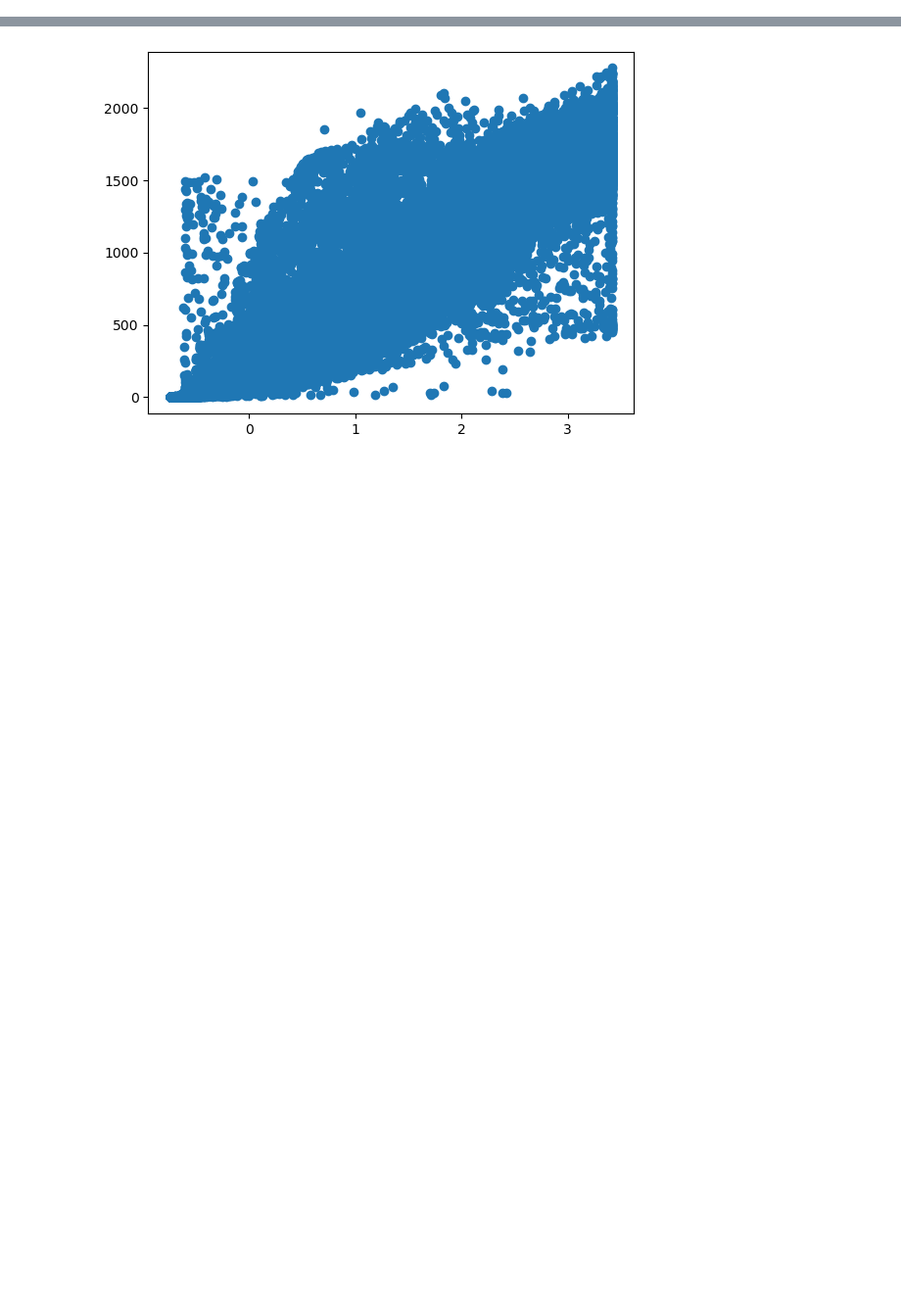
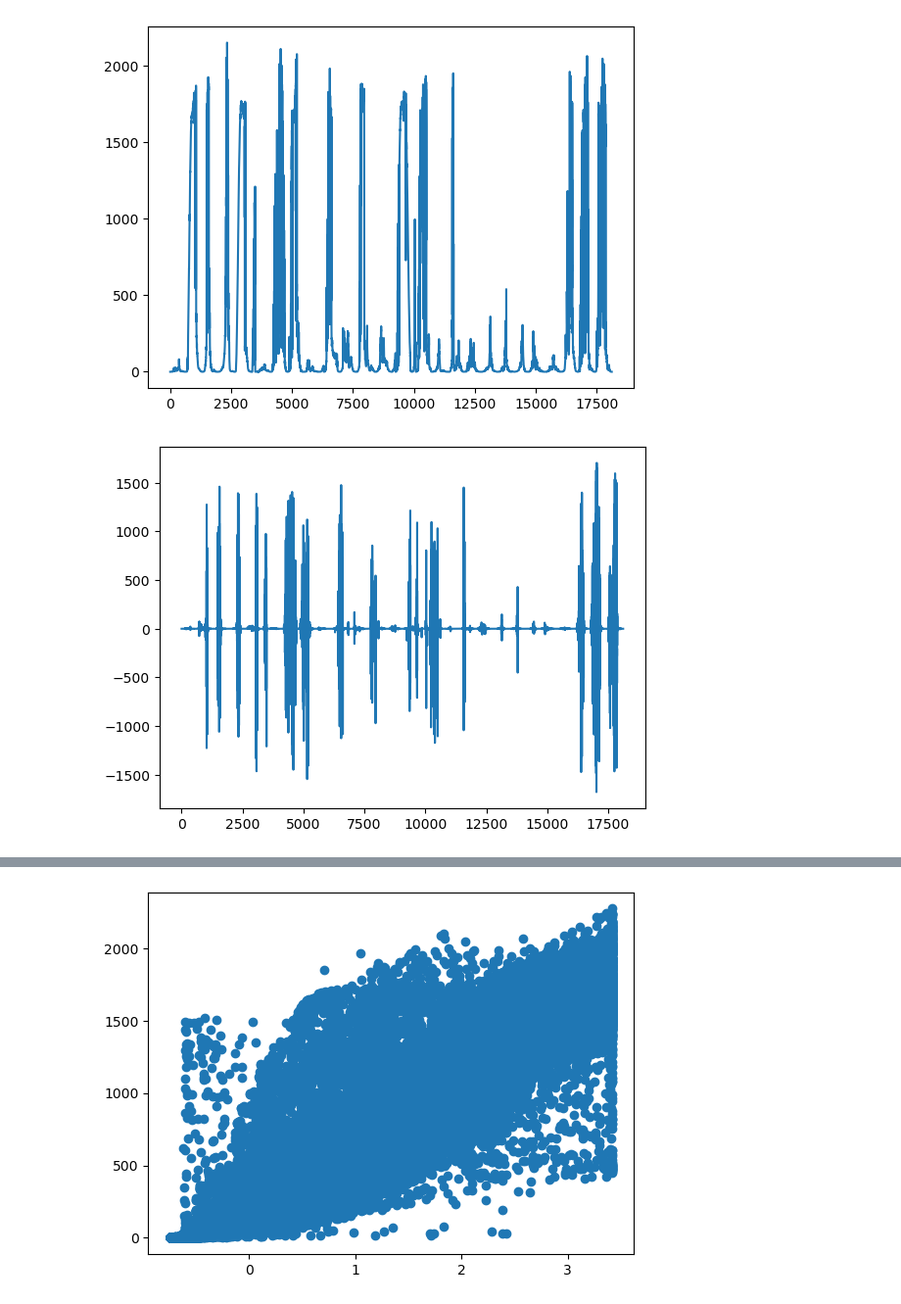
Before and after one commit to weiso131/power_generation_predict, a Jupyter notebook: data_analize.ipynb, the cells around one changed output, grey strips where cells are left out. Shown at 98% size. Saved outputs shown, nothing was run; the diff lists cells and outputs as text; code cells hidden in the pictures; blank space fills up the shorter version.

```diff
--- a/data_analize.ipynb
+++ b/data_analize.ipynb
@@ -2,5 +2,22 @@
 from utils.csv_to_pd import *
 import pandas as pd
 import matplotlib.pyplot as plt
+# %%
+
+dataset = pd.read_csv('train/L1_Train.csv', engine='python', skipfooter=3)
+# 一階差分
+
+dataset['month'] = pd.to_datetime(dataset['DateTime']).dt.month
+month_dataset = dataset[dataset['month'] == 1]
+
+plt.plot(month_dataset['Power(mW)'])
+plt.show()
+
+dataset1 = month_dataset['Power(mW)'].diff(1)
+plt.plot(dataset1)
+plt.show()
+# %% [output]
+[figure, added]
+[figure, added]
 # %%
 df = read_dir_csv()
```
Also changed, not shown: parts of 8 cells of this notebook.
